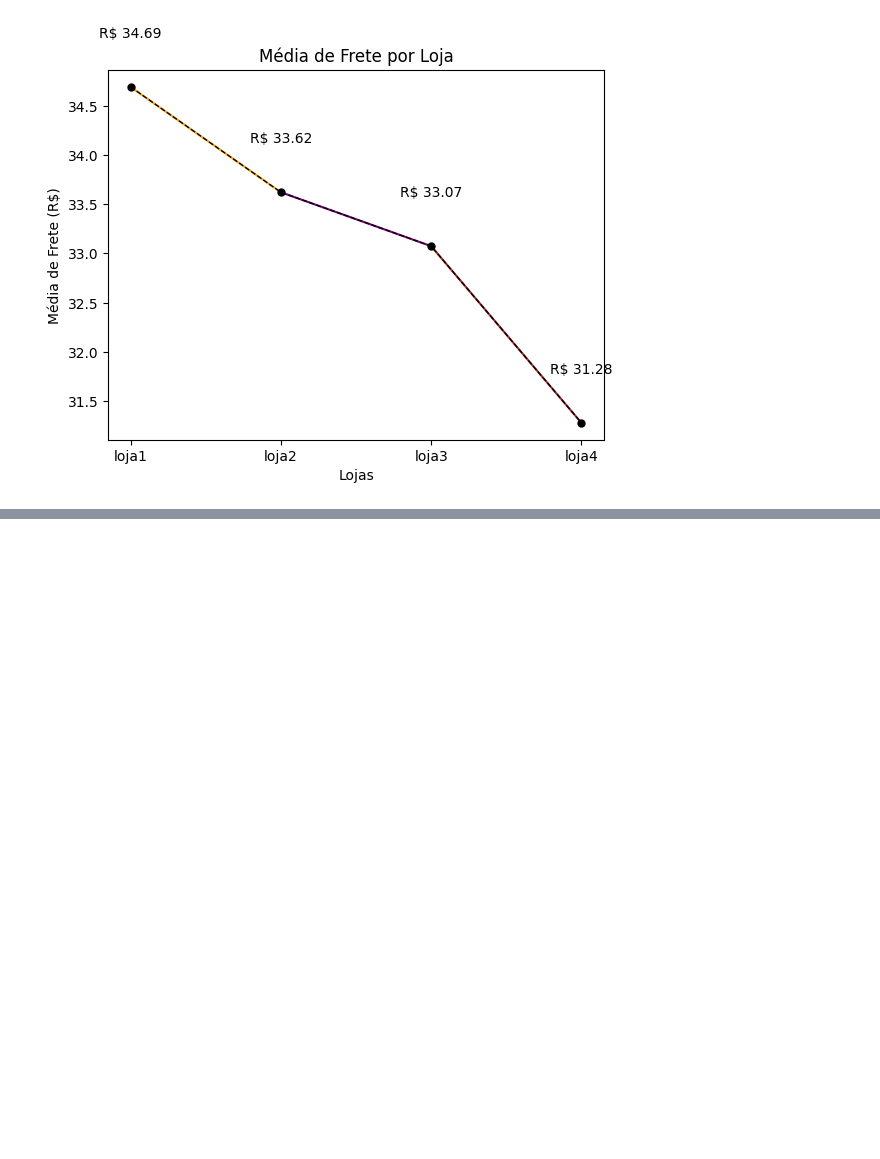
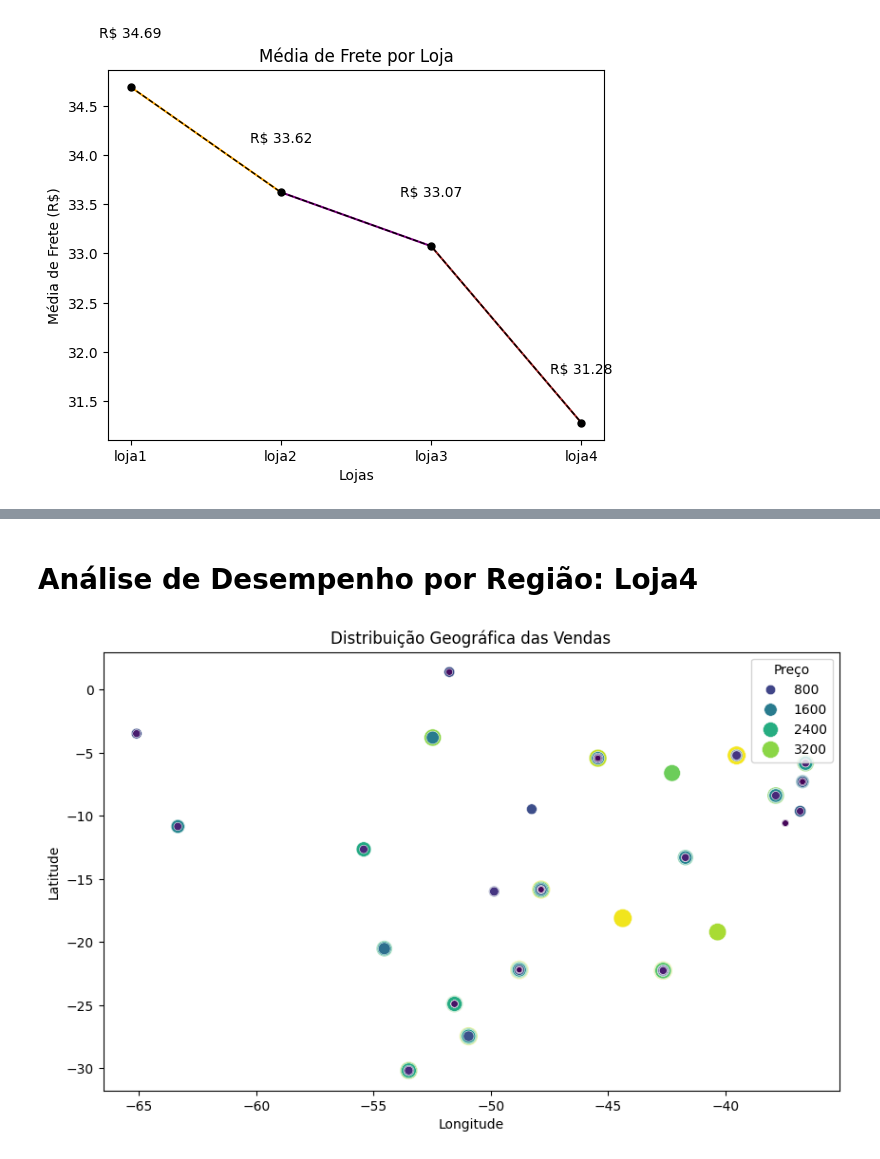
Before and after one commit to LipeSilva83/Alura_Store_BR, a Jupyter notebook: AluraStoreBr.ipynb, the cells around one changed output, grey strips where cells are left out. Saved outputs shown, nothing was run; the diff lists cells and outputs as text; code cells hidden in the pictures; blank space fills up the shorter version.

```diff
--- a/AluraStoreBr.ipynb
+++ b/AluraStoreBr.ipynb
@@ -309,0 +348,11 @@ plt.show()
+# %% [markdown]
+# **Análise de Desempenho por Região: Loja4**
+# %%
+plt.figure(figsize=(10, 6))
+sns.scatterplot(data=loja4, x='lon', y='lat', size='Preço', hue='Preço', palette='viridis', sizes=(20, 200))
+plt.title('Distribuição Geográfica das Vendas')
+plt.xlabel('Longitude')
+plt.ylabel('Latitude')
+plt.show()
+# %% [output]
+[figure, added]
```
Also changed, not shown: parts of 6 cells of this notebook, 2 other files.
